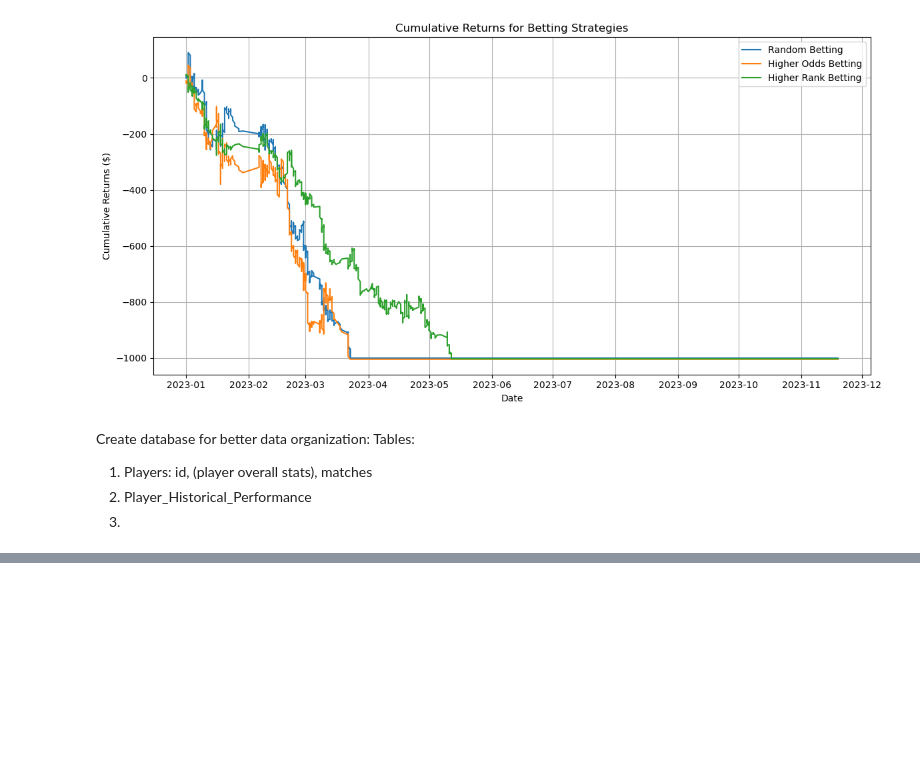
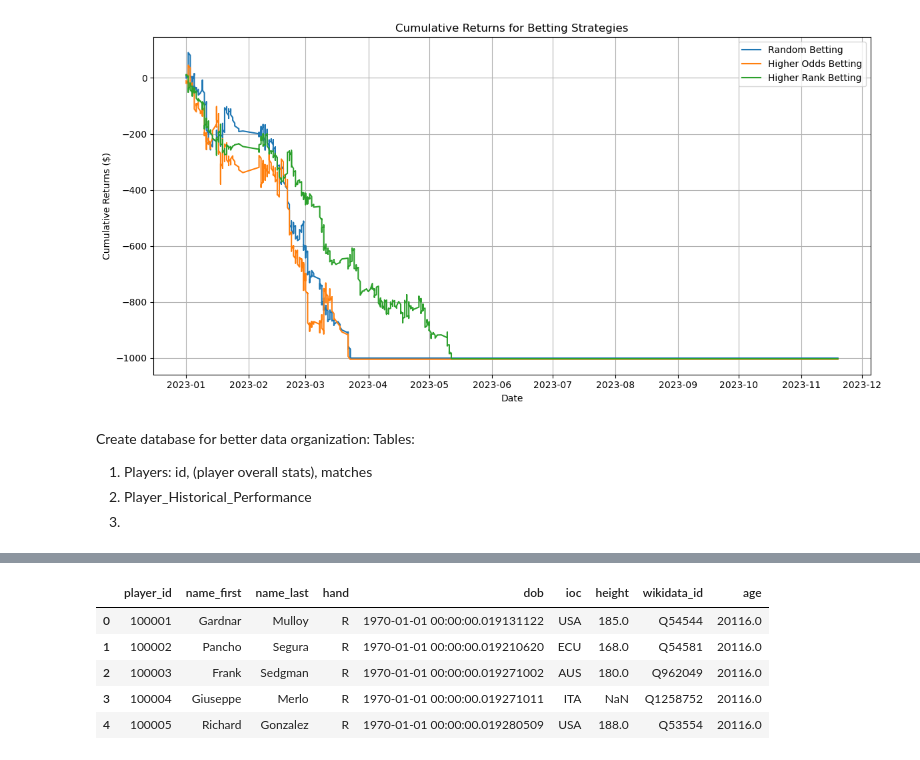
Before and after one commit to elin1231/tennisDB, a Jupyter notebook: tennis_betting_backtest.ipynb, the cells around one changed output, grey strips where cells are left out. Cells and saved outputs as stored; diff of their text form; code cells hidden in the pictures; blank space fills up the shorter version.

```diff
--- a/tennis_betting_backtest.ipynb
+++ b/tennis_betting_backtest.ipynb
@@ -107,0 +132,9 @@ Tables:
+# %%
+atp_players.head()
+# %% [output]
+|  | player_id | name_first | name_last | hand | dob | ioc | height | wikidata_id | age |
+| 0 | 100001 | Gardnar | Mulloy | R | 1970-01-01 00:00:00.019131122 | USA | 185.0 | Q54544 | 20116.0 |
+| 1 | 100002 | Pancho | Segura | R | 1970-01-01 00:00:00.019210620 | ECU | 168.0 | Q54581 | 20116.0 |
+| 2 | 100003 | Frank | Sedgman | R | 1970-01-01 00:00:00.019271002 | AUS | 180.0 | Q962049 | 20116.0 |
+| 3 | 100004 | Giuseppe | Merlo | R | 1970-01-01 00:00:00.019271011 | ITA | NaN | Q1258752 | 20116.0 |
+| 4 | 100005 | Richard | Gonzalez | R | 1970-01-01 00:00:00.019280509 | USA | 188.0 | Q53554 | 20116.0 |
```
Also changed, not shown: parts of 4 cells of this notebook, 1 other file.
